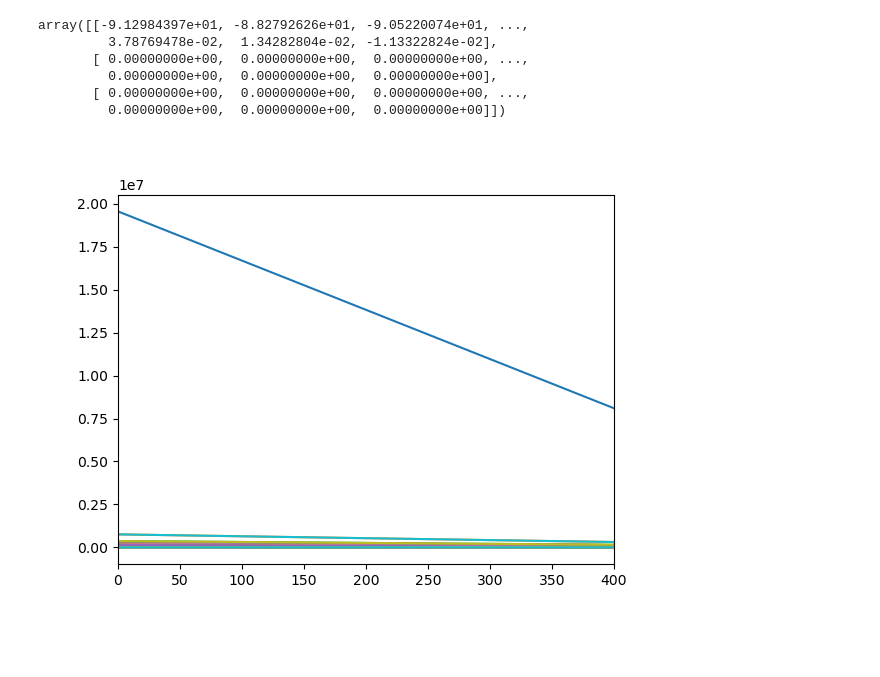
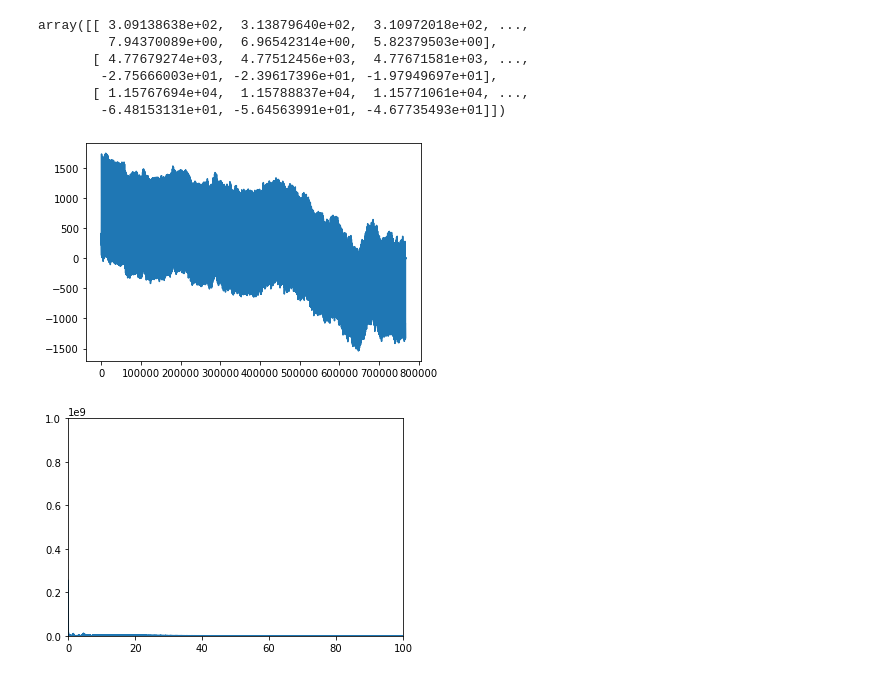
Before and after one commit to NLeSC/rsemg, a Jupyter notebook: open_work/notch_filter_and_power_spect.ipynb, the cells around one changed output. Saved outputs shown, nothing was run; the diff lists cells and outputs as text; code cells hidden in the pictures; blank space fills up the shorter version.

```diff
--- a/open_work/notch_filter_and_power_spect.ipynb
+++ b/open_work/notch_filter_and_power_spect.ipynb
@@ -42,6 +42,7 @@ def notch_filter(sample, sample_frequ, freq_to_pull, quality_factor_q):
     output_signal = signal.filtfilt(b_notch, a_notch, sample)
     return output_signal
 # %%
-file_chosen = os.path.join('../not_pushed','Test_lung_data','2022-05-13_11-51-04','002','EMG_recording'+'.Poly5')
+file_chosen = os.path.join('../not_pushed','topspin_data_anonymized','M002','004','EMG_recording'+'.Poly5')
+#C:\Projects\rsemg\not_pushed\topspin_data_anonymized\M002\004
 data_emg = Poly5Reader(file_chosen)
 # %% [output]
@@ -94,14 +102,19 @@ filteredb = bnotch_filter(data_emg.samples, 2048, 50, 30)
 # %%
 filteredb
 # %% [output]
-array([[-9.12984397e+01, -8.82792626e+01, -9.05220074e+01, ...,
-         3.78769478e-02,  1.34282804e-02, -1.13322824e-02],
-       [ 0.00000000e+00,  0.00000000e+00,  0.00000000e+00, ...,
-         0.00000000e+00,  0.00000000e+00,  0.00000000e+00],
-       [ 0.00000000e+00,  0.00000000e+00,  0.00000000e+00, ...,
-         0.00000000e+00,  0.00000000e+00,  0.00000000e+00]])
+array([[ 3.09138638e+02,  3.13879640e+02,  3.10972018e+02, ...,
+         7.94370089e+00,  6.96542314e+00,  5.82379503e+00],
+       [ 4.77679274e+03,  4.77512456e+03,  4.77671581e+03, ...,
+        -2.75666003e+01, -2.39617396e+01, -1.97949697e+01],
+       [ 1.15767694e+04,  1.15788837e+04,  1.15771061e+04, ...,
+        -6.48153131e+01, -5.64563991e+01, -4.67735493e+01]])
+# %%
+plt.plot(filteredb[0])
+plt.show()
+# %% [output]
+[figure, added]
 # %%
-hf.show_my_power_spectrum(filtered, 2048, 400)
+show_my_power_spectrum(filteredb[0], 2048)
 # %% [output]
-[figure, old version]
+[figure, new version]
 # %%
```
Also changed, not shown: parts of 10 cells of this notebook.
